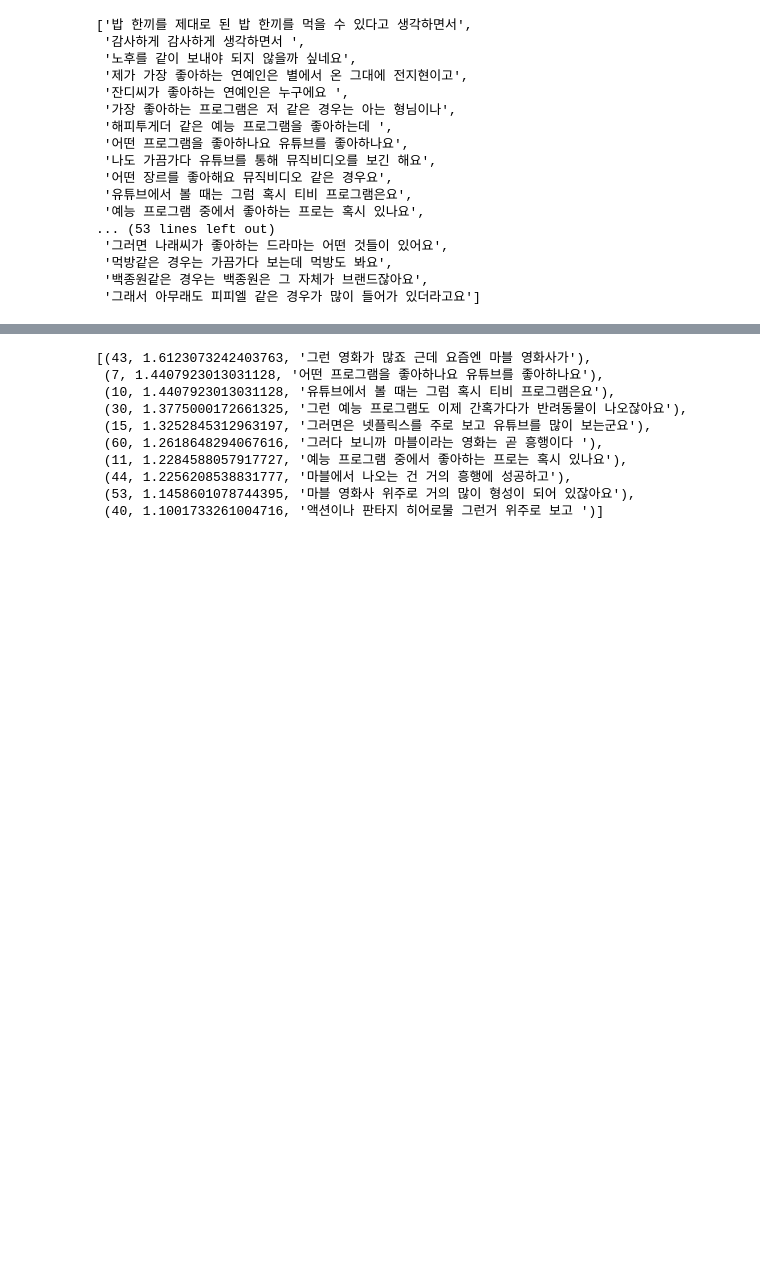
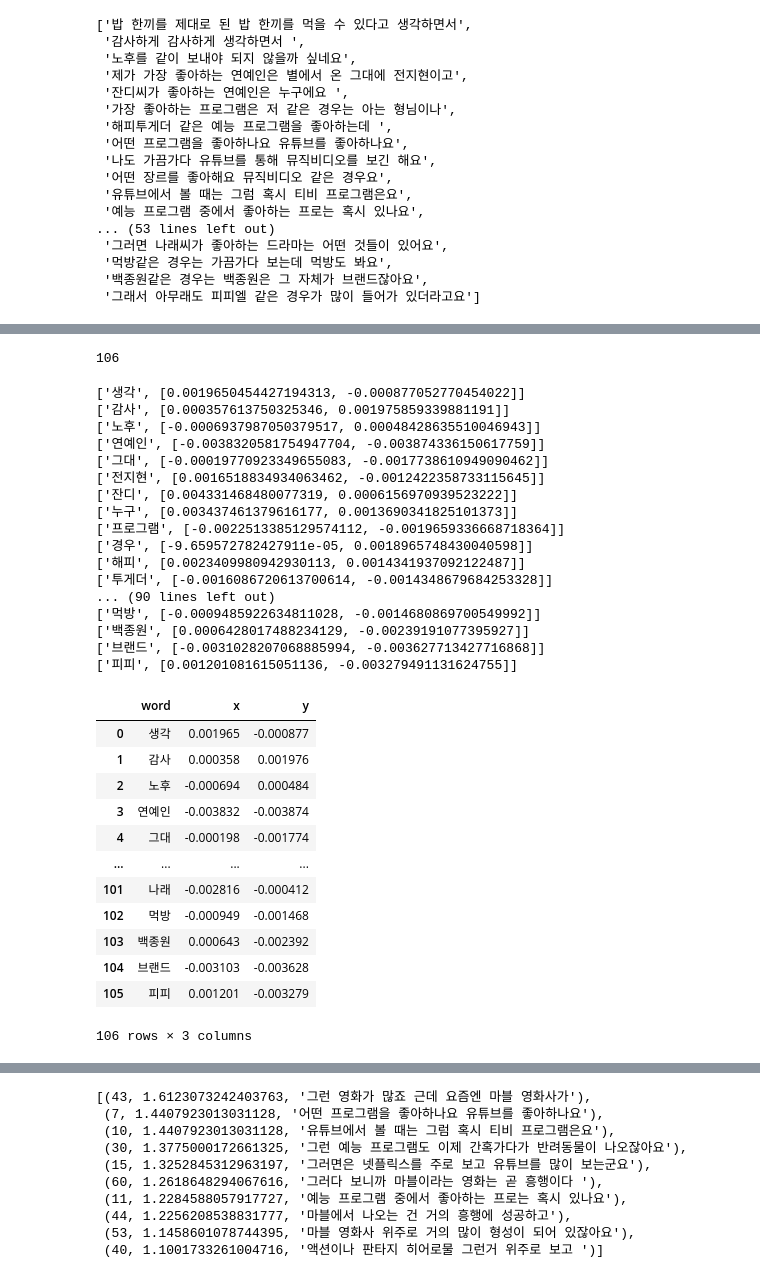
Before and after one commit to aiclaudev/FindMyMate, a Jupyter notebook: Soojin/topic_modeling/sentence_Summarizer.ipynb, the cells around one changed output, grey strips where cells are left out. Saved outputs shown, nothing was run; the diff lists cells and outputs as text; code cells hidden in the pictures; blank space fills up the shorter version.

```diff
--- a/Soojin/topic_modeling/sentence_Summarizer.ipynb
+++ b/Soojin/topic_modeling/sentence_Summarizer.ipynb
@@ -85,0 +290,8 @@ sents
+# %%
+word_vectors_list = []
+words = []
+for v in vocabs:
+  words = word_vectors[v].tolist()
+  word_vectors_list.append(words)
+  words = []
+word_vectors_list
@@ -85,0 +316,61 @@ sents
+# %%
+print(len(vocabs))
+# %% [output]
+106
+# %%
+from sklearn.decomposition import PCA
+word = []
+word_xy = []
+pca = PCA(n_components=2)   # 2개의 차원으로 축소
+xys = pca.fit_transform(word_vectors_list)
+for i,v in zip(xys,vocabs):
+  word.append(v)
+  word.append(i.tolist())
+  word_xy.append(word)
+  word = []
+
+data = ({
+    'word':[],
+    'x' :[],
+    'y' :[]
+               })
+
+df = pd.DataFrame(data)
+
+for j in word_xy:
+  print(j)
+  df2 = pd.DataFrame({'word' :[j[0]], 'x' : [j[1][0]], 'y' :[j[1][1]]})
+  df = df.append(df2, ignore_index = True)
+
+df
+# %% [output]
+['생각', [0.0019650454427194313, -0.000877052770454022]]
+['감사', [0.000357613750325346, 0.001975859339881191]]
+['노후', [-0.0006937987050379517, 0.00048428635510046943]]
+['연예인', [-0.0038320581754947704, -0.003874336150617759]]
+['그대', [-0.00019770923349655083, -0.0017738610949090462]]
+['전지현', [0.0016518834934063462, -0.0012422358733115645]]
+['잔디', [0.004331468480077319, 0.0006156970939523222]]
+['누구', [0.003437461379616177, 0.0013690341825101373]]
+['프로그램', [-0.0022513385129574112, -0.0019659336668718364]]
+['경우', [-9.659572782427911e-05, 0.0018965748430040598]]
+['해피', [0.0023409980942930113, 0.0014341937092122487]]
+['투게더', [-0.0016086720613700614, -0.0014348679684253328]]
+... (90 lines left out)
+['먹방', [-0.0009485922634811028, -0.0014680869700549992]]
+['백종원', [0.0006428017488234129, -0.00239191077395927]]
+['브랜드', [-0.0031028207068885994, -0.003627713427716868]]
+['피피', [0.001201081615051136, -0.003279491131624755]]
+|  | word | x | y |
+| 0 | 생각 | 0.001965 | -0.000877 |
+| 1 | 감사 | 0.000358 | 0.001976 |
+| 2 | 노후 | -0.000694 | 0.000484 |
+| 3 | 연예인 | -0.003832 | -0.003874 |
+| 4 | 그대 | -0.000198 | -0.001774 |
+| ... | ... | ... | ... |
+| 101 | 나래 | -0.002816 | -0.000412 |
+| 102 | 먹방 | -0.000949 | -0.001468 |
+| 103 | 백종원 | 0.000643 | -0.002392 |
+| 104 | 브랜드 | -0.003103 | -0.003628 |
+| 105 | 피피 | 0.001201 | -0.003279 |
+106 rows × 3 columns
```
Also changed, not shown: parts of 13 cells of this notebook.
